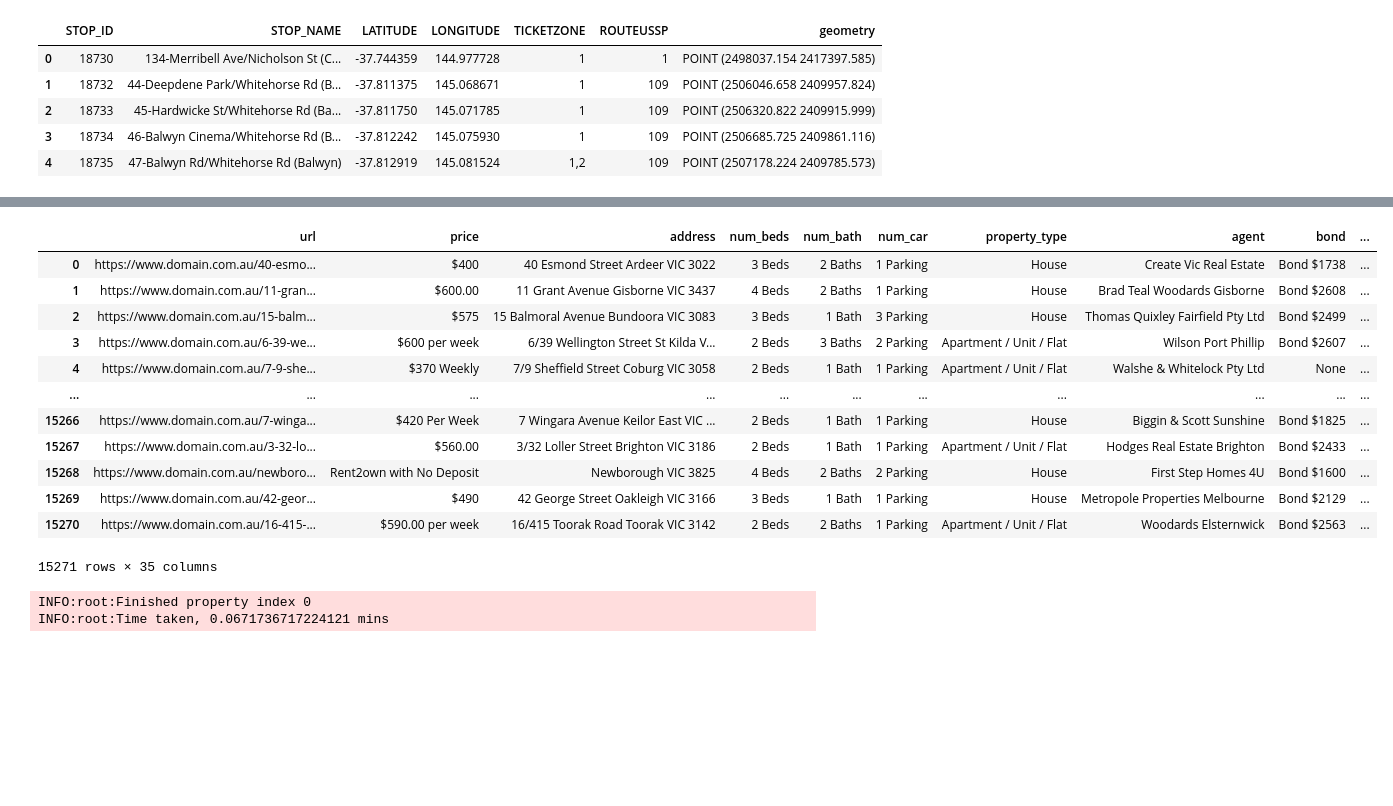
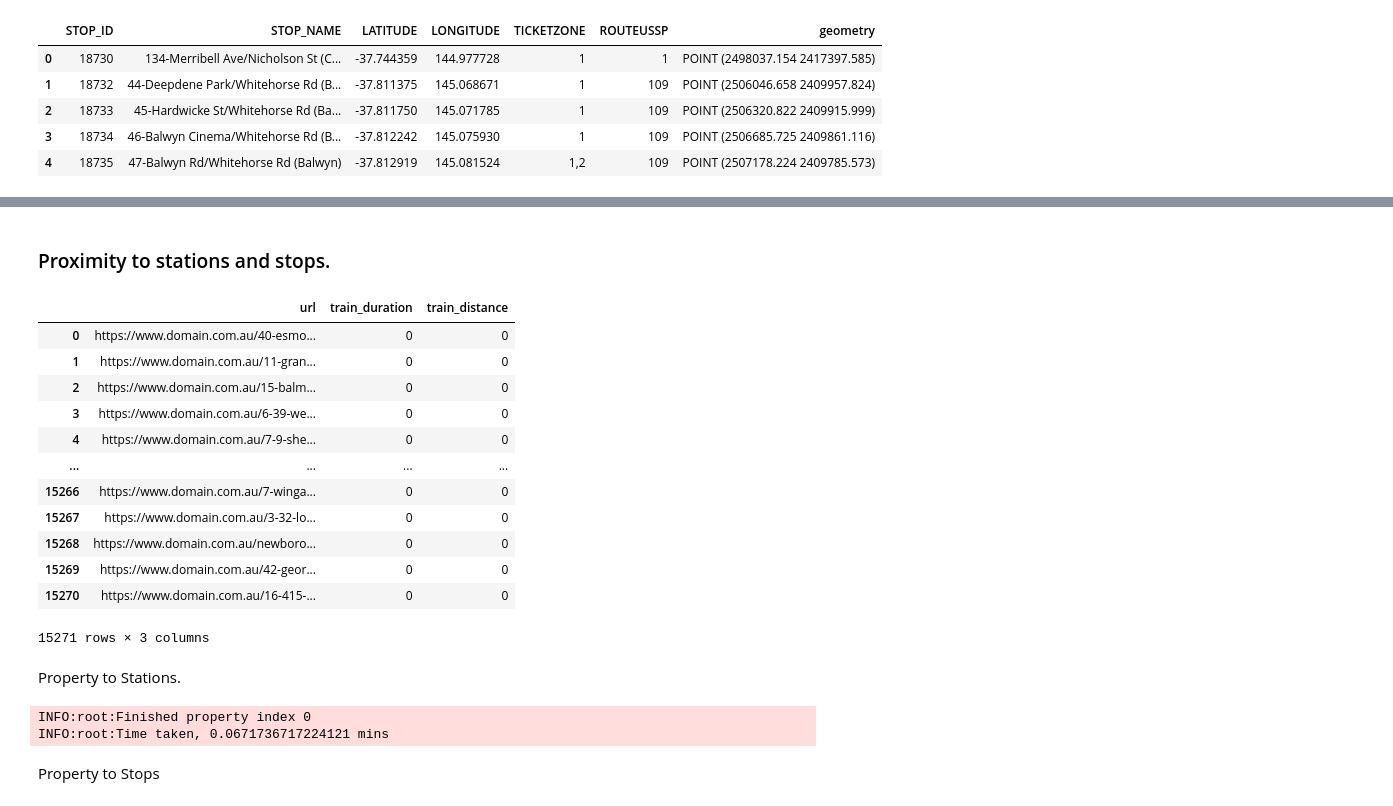
Before and after one commit to MAST30034-Applied-Data-Science/generic-real-estate-consulting-project-group-32, a Jupyter notebook: notebooks/publictransport.ipynb, the cells around one changed output, grey strips where cells are left out. Drawn from its saved outputs; the diff is of its cells as text; code cells hidden in the pictures; blank space fills up the shorter version.

```diff
--- a/notebooks/publictransport.ipynb
+++ b/notebooks/publictransport.ipynb
@@ -162,3 +171,5 @@ full_ptvdf
+# %% [markdown]
+### Proximity to stations and stops.
 # %%
 # Initialise
 import os
@@ -180,23 +191,26 @@ api_key = os.environ["ORS_KEY"]
 CALL_RANGE = range(0, 1)
 # %%
 ##ONLY RUN THIS THE FIRST TIME. OUTPUT WILL BE OVERWRITTEN OTHERWISE. YOU HAVE BEEN WARNED
-df = pd.read_json("../data/raw/scrape_2022-09-02_04-12-25-567025.json")
-# Set output columns
-df["bus_duration"] = 0
-df["bus_distance"] = 0
+url_col = df['url']
+property_to_ptv = pd.DataFrame(url_col.to_list(), columns=['url'])
+property_to_ptv["train_duration"] = 0
+property_to_ptv["train_distance"] = 0
+property_to_ptv
 # %% [output]
-|  | url | price | address | num_beds | num_bath | num_car | property_type | agent | bond | ... |
-| 0 | https://www.domain.com.au/40-esmo... | $400 | 40 Esmond Street Ardeer VIC 3022 | 3 Beds | 2 Baths | 1 Parking | House | Create Vic Real Estate | Bond $1738 | ... |
-| 1 | https://www.domain.com.au/11-gran... | $600.00 | 11 Grant Avenue Gisborne VIC 3437 | 4 Beds | 2 Baths | 1 Parking | House | Brad Teal Woodards Gisborne | Bond $2608 | ... |
-| 2 | https://www.domain.com.au/15-balm... | $575 | 15 Balmoral Avenue Bundoora VIC 3083 | 3 Beds | 1 Bath | 3 Parking | House | Thomas Quixley Fairfield Pty Ltd | Bond $2499 | ... |
-| 3 | https://www.domain.com.au/6-39-we... | $600 per week | 6/39 Wellington Street St Kilda V... | 2 Beds | 3 Baths | 2 Parking | Apartment / Unit / Flat | Wilson Port Phillip | Bond $2607 | ... |
-| 4 | https://www.domain.com.au/7-9-she... | $370 Weekly | 7/9 Sheffield Street Coburg VIC 3058 | 2 Beds | 1 Bath | 1 Parking | Apartment / Unit / Flat | Walshe & Whitelock Pty Ltd | None | ... |
-| ... | ... | ... | ... | ... | ... | ... | ... | ... | ... | ... |
-| 15266 | https://www.domain.com.au/7-winga... | $420 Per Week | 7 Wingara Avenue Keilor East VIC ... | 2 Beds | 1 Bath | 1 Parking | House | Biggin & Scott Sunshine | Bond $1825 | ... |
-| 15267 | https://www.domain.com.au/3-32-lo... | $560.00 | 3/32 Loller Street Brighton VIC 3186 | 2 Beds | 1 Bath | 1 Parking | Apartment / Unit / Flat | Hodges Real Estate Brighton | Bond $2433 | ... |
-| 15268 | https://www.domain.com.au/newboro... | Rent2own with No Deposit | Newborough VIC 3825 | 4 Beds | 2 Baths | 2 Parking | House | First Step Homes 4U | Bond $1600 | ... |
-| 15269 | https://www.domain.com.au/42-geor... | $490 | 42 George Street Oakleigh VIC 3166 | 3 Beds | 1 Bath | 1 Parking | House | Metropole Properties Melbourne | Bond $2129 | ... |
-| 15270 | https://www.domain.com.au/16-415-... | $590.00 per week | 16/415 Toorak Road Toorak VIC 3142 | 2 Beds | 2 Baths | 1 Parking | Apartment / Unit / Flat | Woodards Elsternwick | Bond $2563 | ... |
+|  | url | train_duration | train_distance |
+| 0 | https://www.domain.com.au/40-esmo... | 0 | 0 |
+| 1 | https://www.domain.com.au/11-gran... | 0 | 0 |
+| 2 | https://www.domain.com.au/15-balm... | 0 | 0 |
+| 3 | https://www.domain.com.au/6-39-we... | 0 | 0 |
+| 4 | https://www.domain.com.au/7-9-she... | 0 | 0 |
+| ... | ... | ... | ... |
+| 15266 | https://www.domain.com.au/7-winga... | 0 | 0 |
+| 15267 | https://www.domain.com.au/3-32-lo... | 0 | 0 |
+| 15268 | https://www.domain.com.au/newboro... | 0 | 0 |
+| 15269 | https://www.domain.com.au/42-geor... | 0 | 0 |
+| 15270 | https://www.domain.com.au/16-415-... | 0 | 0 |
-15271 rows × 35 columns
+15271 rows × 3 columns
+# %% [markdown]
+Property to Stations.
 # %%
 ##Need ptv stops to be in two lists, lats and longs
@@ -237,3 +251,5 @@ df.to_csv("../data/curated/ptv_distance_sample.csv")
 # %% [output]
 INFO:root:Finished property index 0
 INFO:root:Time taken, 0.0671736717224121 mins
+# %% [markdown]
+Property to Stops
```
Also changed, not shown: parts of 10 cells of this notebook.
